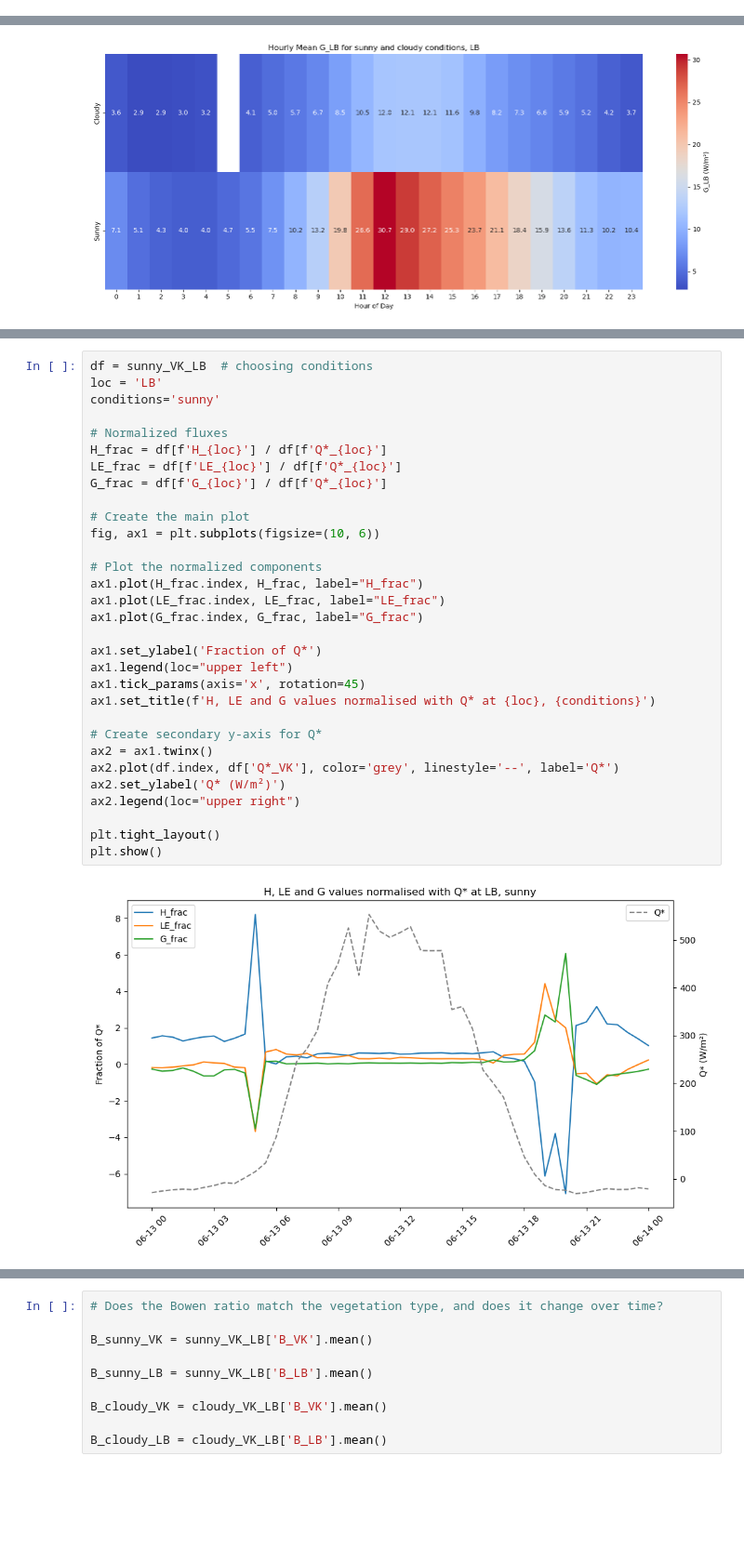
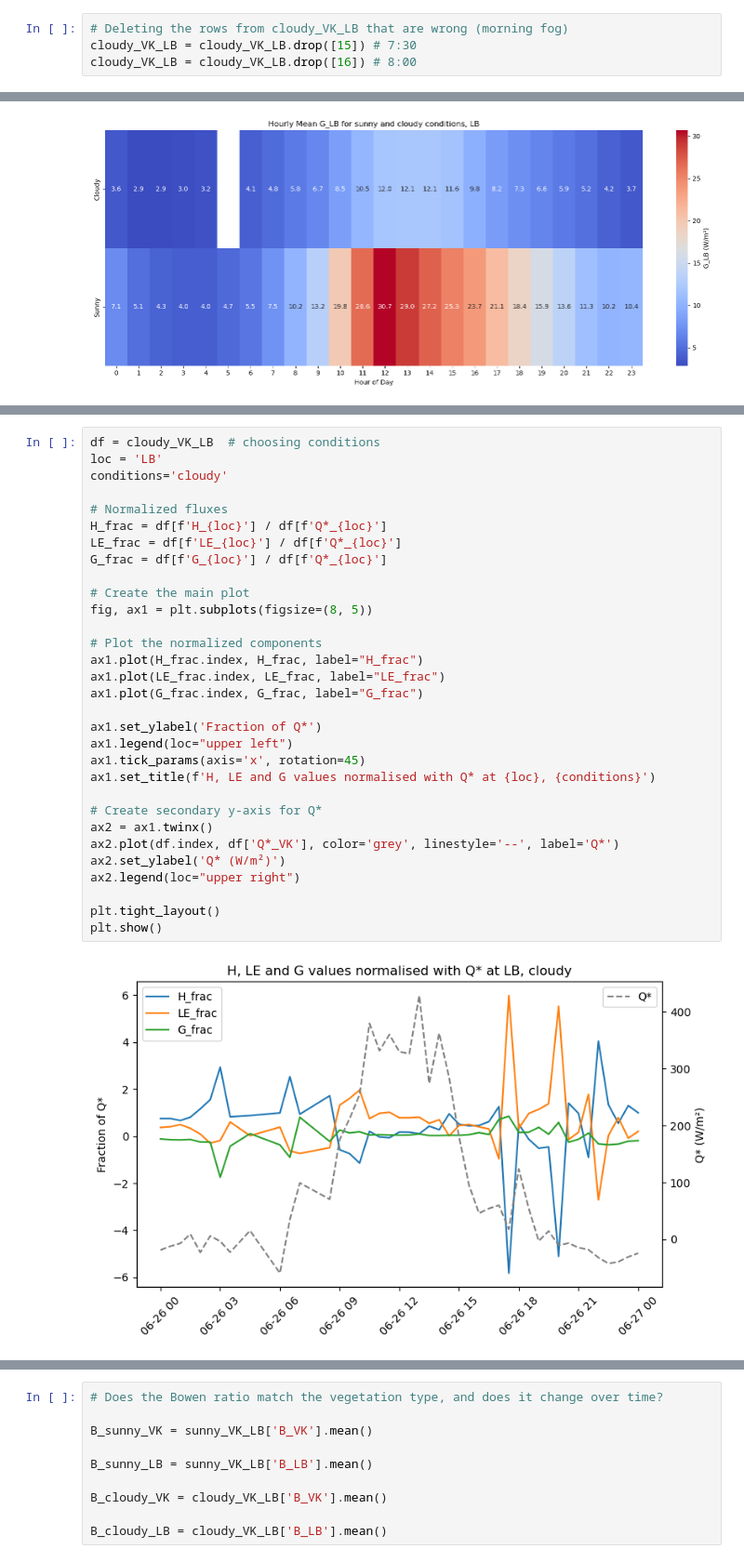
Before and after one commit to olgakarwowska/Field-Training-Data-Analysis-RB-EB, a Jupyter notebook: site_comparison_RB_EB.ipynb, the cells around one changed output, grey strips where cells are left out. Shown at 93% size. Cells and saved outputs as stored; diff of their text form; blank space fills up the shorter version.

```diff
--- a/site_comparison_RB_EB.ipynb
+++ b/site_comparison_RB_EB.ipynb
@@ -16,6 +17,10 @@ from scipy.stats import ttest_ind
 # Data download
 cloudy_VK_LB = pd.read_csv(r"C:\Users\48512\Desktop\Climate Studies\Period 5 and 6\Field Training Soil-Vegetation-Atmosphere Interactions\VK_LO\VK_LB_Cloudy_30min(in).csv")
 sunny_VK_LB = pd.read_csv(r"C:\Users\48512\Desktop\Climate Studies\Period 5 and 6\Field Training Soil-Vegetation-Atmosphere Interactions\VK_LO\VK_LB_Sunny_30min(in).csv")
+# %%
+# Deleting the rows from cloudy_VK_LB that are wrong (morning fog)
+cloudy_VK_LB = cloudy_VK_LB.drop([15]) # 7:30
+cloudy_VK_LB = cloudy_VK_LB.drop([16]) # 8:00
 # %%
 # Add a Q* column
 # Q* = H + LE + G
@@ -636,33 +765,33 @@ sunny_VK_LB
 # %%
-df = sunny_VK_LB  # choosing conditions
+df = cloudy_VK_LB  # choosing conditions
 loc = 'LB'
-conditions='sunny'
+conditions='cloudy'
 
 # Normalized fluxes
 H_frac = df[f'H_{loc}'] / df[f'Q*_{loc}']
 LE_frac = df[f'LE_{loc}'] / df[f'Q*_{loc}']
 G_frac = df[f'G_{loc}'] / df[f'Q*_{loc}']
 
 # Create the main plot
-fig, ax1 = plt.subplots(figsize=(10, 6))
+fig, ax1 = plt.subplots(figsize=(8, 5))
 
 # Plot the normalized components
 ax1.plot(H_frac.index, H_frac, label="H_frac")
 ax1.plot(LE_frac.index, LE_frac, label="LE_frac")
 ax1.plot(G_frac.index, G_frac, label="G_frac")
 
 ax1.set_ylabel('Fraction of Q*')
 ax1.legend(loc="upper left")
 ax1.tick_params(axis='x', rotation=45)
 ax1.set_title(f'H, LE and G values normalised with Q* at {loc}, {conditions}')
 
 # Create secondary y-axis for Q*
 ax2 = ax1.twinx()
 ax2.plot(df.index, df['Q*_VK'], color='grey', linestyle='--', label='Q*')
 ax2.set_ylabel('Q* (W/m²)')
 ax2.legend(loc="upper right")
 
 plt.tight_layout()
 plt.show()
 # %% [output]
-[figure, old version]
+[figure, new version]
```
Also changed, not shown: parts of 62 cells of this notebook, 4 other files.
